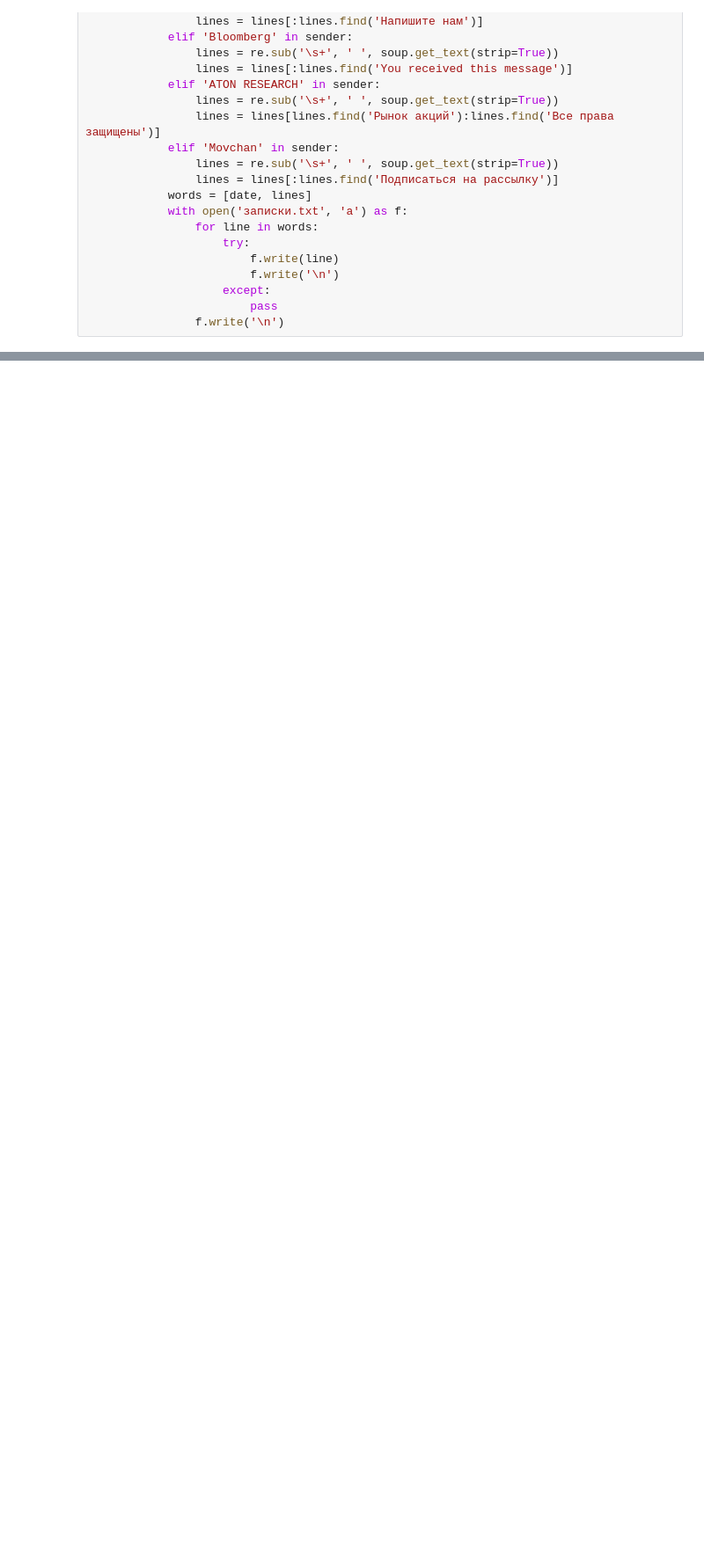
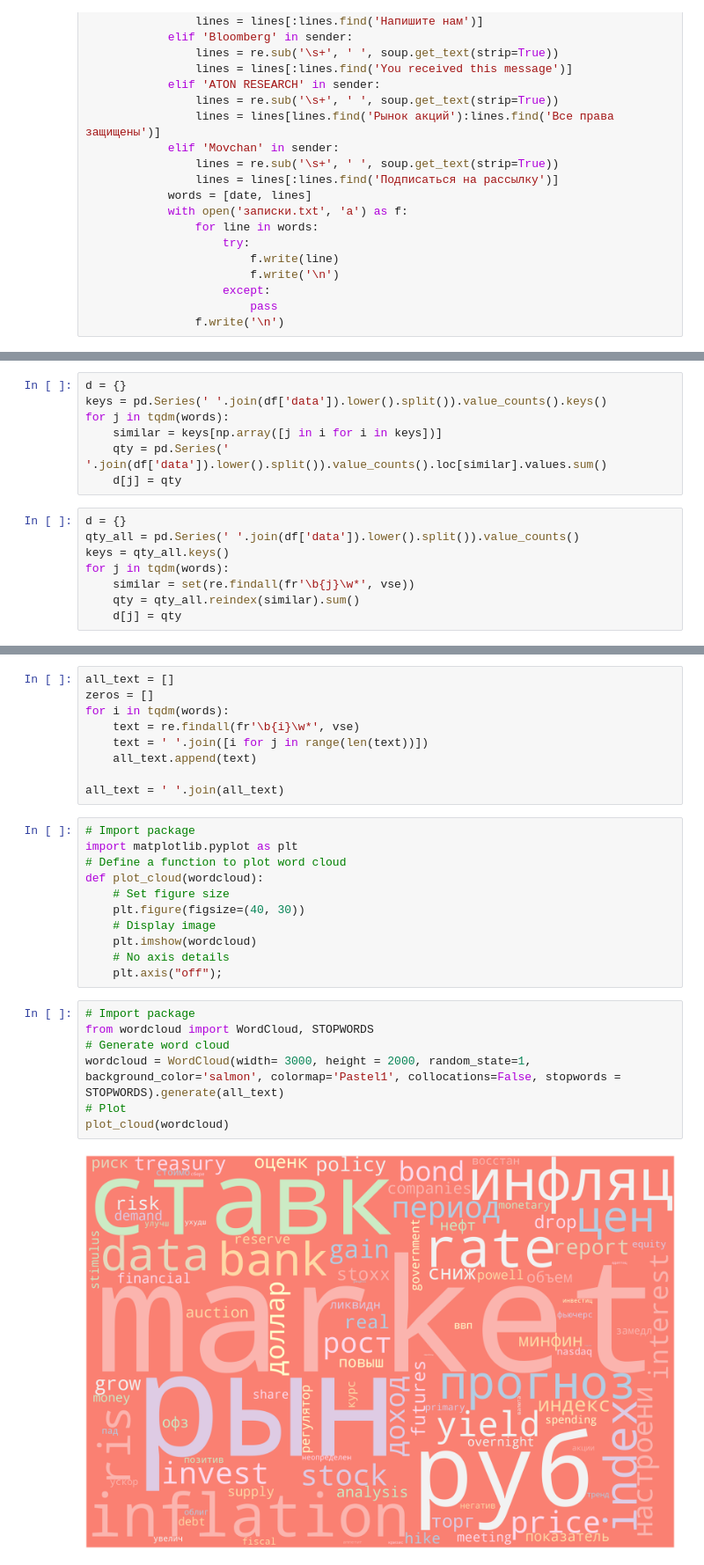
Before and after one commit to v-buchkov/hse_volatility_project, a Jupyter notebook: parsers/gmail parser.ipynb, the cells around one changed output, grey strips where cells are left out. Shown: that part at 88% size. Cells and saved outputs as stored; diff of their text form; blank space fills up the shorter version.

```diff
--- a/parsers/gmail parser.ipynb
+++ b/parsers/gmail parser.ipynb
@@ -99,0 +225,15 @@ for n in tqdm(range(28)):
+# %%
+d = {}
+keys = pd.Series(' '.join(df['data']).lower().split()).value_counts().keys()
+for j in tqdm(words):
+    similar = keys[np.array([j in i for i in keys])]
+    qty = pd.Series(' '.join(df['data']).lower().split()).value_counts().loc[similar].values.sum()
+    d[j] = qty
+# %%
+d = {}
+qty_all = pd.Series(' '.join(df['data']).lower().split()).value_counts()
+keys = qty_all.keys()
+for j in tqdm(words):
+    similar = set(re.findall(fr'\b{j}\w*', vse))
+    qty = qty_all.reindex(similar).sum()
+    d[j] = qty
@@ -99,0 +255,29 @@ for n in tqdm(range(28)):
+# %%
+all_text = []
+zeros = []
+for i in tqdm(words):
+    text = re.findall(fr'\b{i}\w*', vse)
+    text = ' '.join([i for j in range(len(text))])
+    all_text.append(text)
+
+all_text = ' '.join(all_text)
+# %%
+# Import package
+import matplotlib.pyplot as plt
+# Define a function to plot word cloud
+def plot_cloud(wordcloud):
+    # Set figure size
+    plt.figure(figsize=(40, 30))
+    # Display image
+    plt.imshow(wordcloud)
+    # No axis details
+    plt.axis("off");
+# %%
+# Import package
+from wordcloud import WordCloud, STOPWORDS
+# Generate word cloud
+wordcloud = WordCloud(width= 3000, height = 2000, random_state=1, background_color='salmon', colormap='Pastel1', collocations=False, stopwords = STOPWORDS).generate(all_text)
+# Plot
+plot_cloud(wordcloud)
+# %% [output]
+[figure, added]
```
Also changed, not shown: parts of 9 cells of this notebook.
